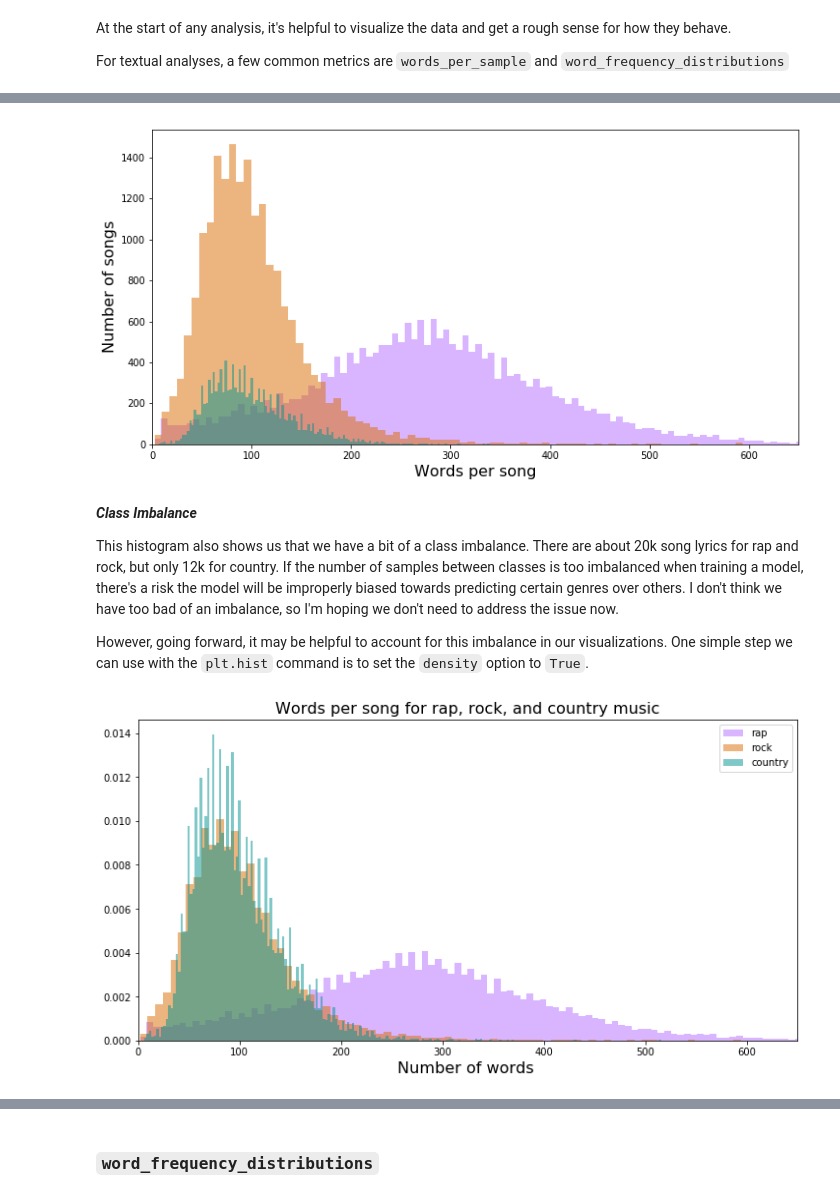
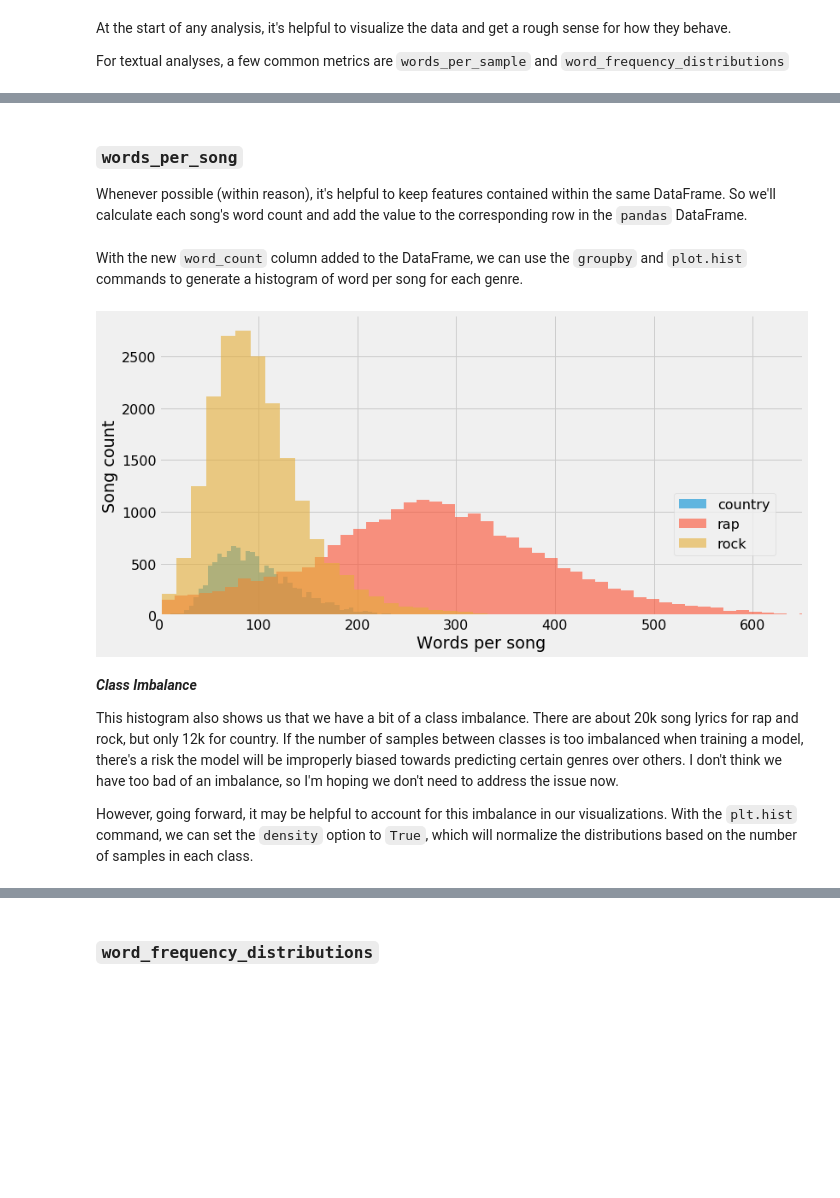
Before and after one commit to johnwmillr/MakingPredictions, a Jupyter notebook: MakingPredictions.ipynb, the cells around one changed output, grey strips where cells are left out. Drawn from its saved outputs; the diff is of its cells as text; code cells hidden in the pictures; blank space fills up the shorter version.

Commit message:
Clean up the introduction

```diff
--- a/MakingPredictions.ipynb
+++ b/MakingPredictions.ipynb
@@ -17,3 +16,8 @@ fs = 16 # fontsize
+# %%
+# Change the Matplotlib defaults
+plt.rcParams.update({'font.size': 16, 'figure.figsize': (12.0, 6.0)})
+plt.style.use('seaborn')
+%matplotlib inline
 # %% [markdown]
 ---
 ## Load the data
@@ -44,18 +63,0 @@ print(genres)
-# %%
-import nltk
-from nltk.corpus import stopwords
-from string import punctuation
-punctuation = "".join([symbol for symbol in punctuation if symbol not in ["'", '"']])
-
-# We'll use these helper functions throughout the analysis
-def clean_str(s):
-    return s.translate(str.maketrans('', '', punctuation)).replace('\u200b', " ").strip().lower()
-
-def tokenizeText(txt, remove_stop_words=False):
-    """Splits a string of text into individual words"""
-    stop_words = set(stopwords.words('english')) if remove_stop_words else []
-    words = [w for w in clean_str(txt).split() if w not in stop_words]
-    return words
-
-#     regex = re.compile(r"\w+(?:[-']\w+)*|'|[-.(]+|\S\w*", re.IGNORECASE)
-#     return regex.findall(txt)
@@ -76,13 +64,4 @@ for genre in genres:
-# %%
-# Words per song by genre
-fig, ax = plt.subplots(figsize=(12, 6))
-colors = np.array([(182,109,255),(218,109,0),(0,146,146)])/255
-for genre, color in zip(genres, colors):
-    plt.hist(words_per_song[genre], 1000, color=color, alpha=0.5)
-
-ax.set_xlim([0, 650])
-ax.set_xlabel("Words per song", fontsize=fs)
-ax.set_ylabel("Number of songs", fontsize=fs)
-plt.show()
-# %% [output]
-[figure, removed]
+# %% [markdown]
+### `words_per_song`
+
+Whenever possible (within reason), it's helpful to keep features contained within the same DataFrame. So we'll calculate each song's word count and add the value to the corresponding row in the `pandas` DataFrame.
@@ -89,19 +71,20 @@ plt.show()
+# %% [markdown]
+With the new `word_count` column added to the DataFrame, we can use the `groupby` and `plot.hist` commands to generate a histogram of word per song for each genre.
+# %%
+# Words per song by genre
+fig, ax = plt.subplots()
+songs.groupby('genre').word_count.plot.hist(bins=500, ax=ax, alpha=0.6)
+
+# Touch up the plot
+ax.legend(loc=(0.8, 0.2))
+ax.set(xlabel='Words per song', ylabel='Song count', xlim=(0, 650))
+[ax.spines[s].set_visible(False) for s in ax.spines if s in ['right', 'top']];
+plt.show()
+# %% [output]
+[figure, added]
 # %% [markdown]
 ***Class Imbalance***
 
 This histogram also shows us that we have a bit of a class imbalance. There are about 20k song lyrics for rap and rock, but only 12k for country. If the number of samples between classes is too imbalanced when training a model, there's a risk the model will be improperly biased towards predicting certain genres over others. I don't think we have too bad of an imbalance, so I'm hoping we don't need to address the issue now.
 
-However, going forward, it may be helpful to account for this imbalance in our visualizations. One simple step we can use with the `plt.hist` command is to set the `density` option to `True`.
+However, going forward, it may be helpful to account for this imbalance in our visualizations. With the `plt.hist` command, we can set the `density` option to `True`, which will normalize the distributions based on the number of samples in each class.
-# %%
-# Words per song by genre
-fig, ax = plt.subplots(figsize=(12, 6))
-for genre, color in zip(genres, colors):
-    plt.hist(words_per_song[genre], 1000, color=color, alpha=0.5, density=True, label=genre)
-
-ax.set_xlim([0, 650])
-ax.set_xlabel("Number of words ", fontsize=fs)
-ax.set_title("Words per song for rap, rock, and country music", fontsize=fs)
-ax.legend()
-plt.show()
-# %% [output]
-[figure, removed]
```
Also changed, not shown: parts of 44 cells of this notebook, 1 other file.
